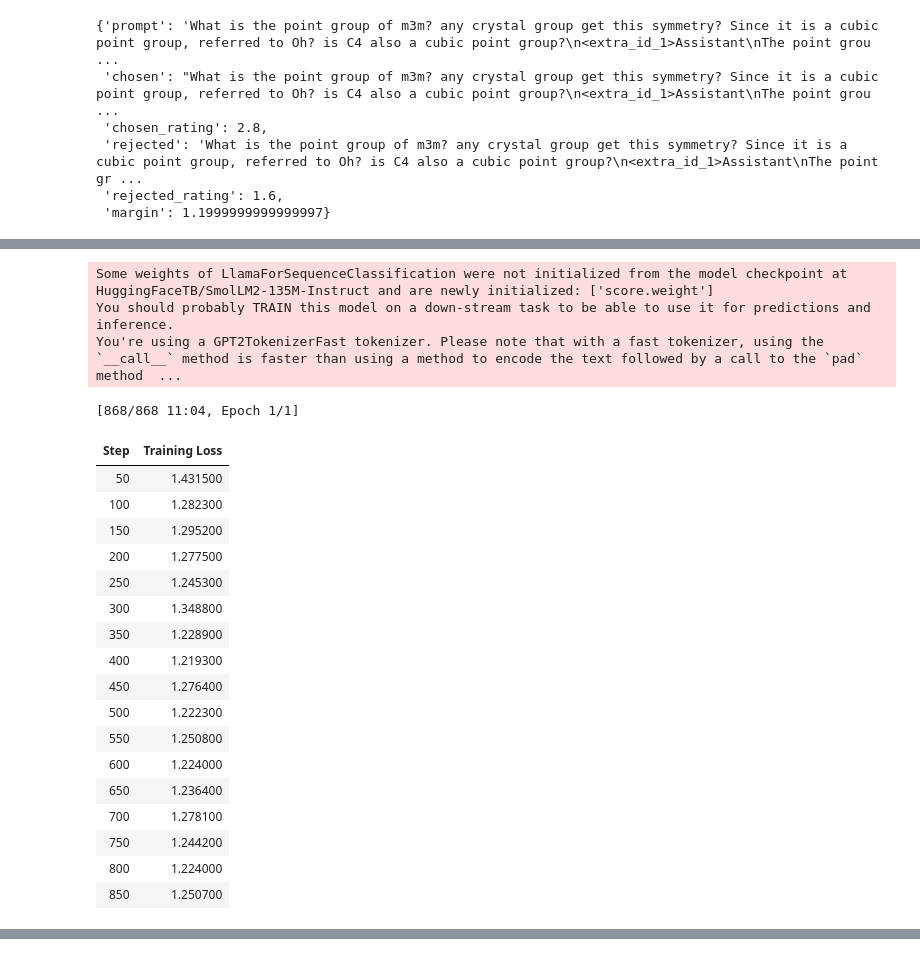
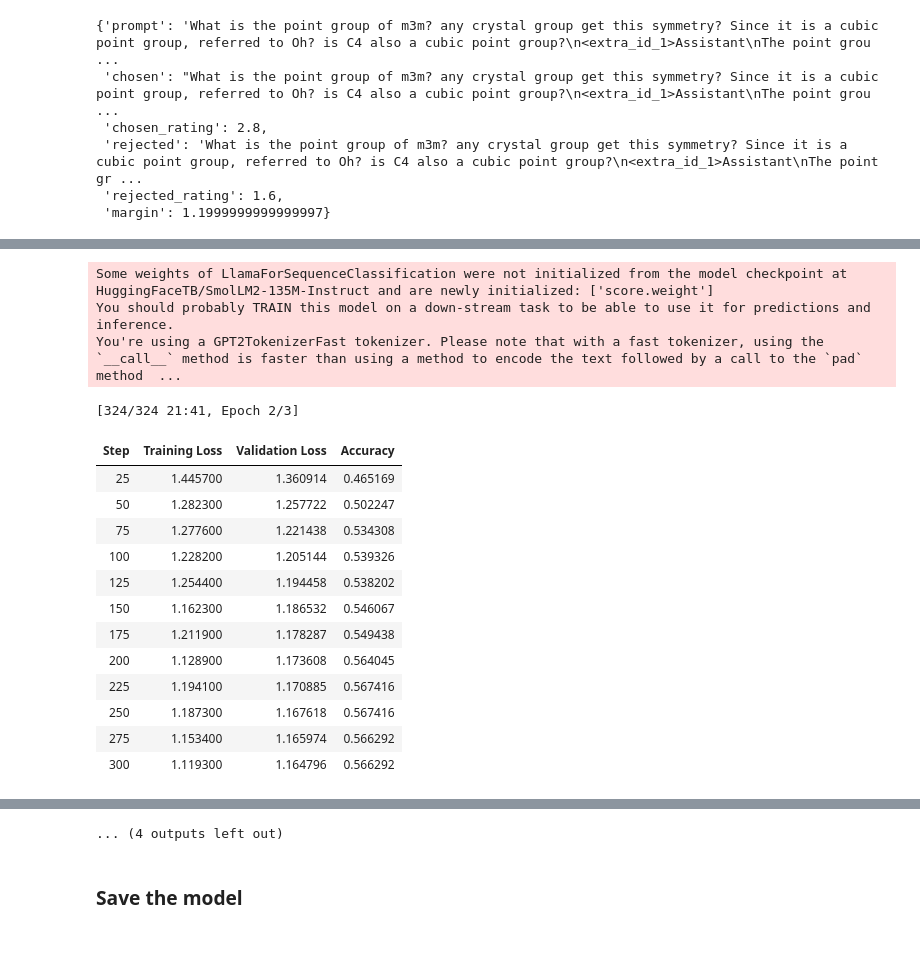
Before and after one commit to MilyaushaShamsutdinova/REINFORCE_implementation, a Jupyter notebook: src/reward_model_training.ipynb, the cells around one changed output, grey strips where cells are left out. Drawn from its saved outputs; the diff is of its cells as text; code cells hidden in the pictures.

Commit message:
nice train RM

```diff
--- a/src/reward_model_training.ipynb
+++ b/src/reward_model_training.ipynb
@@ -79,7 +97,7 @@ for example in dataset["train"]:
 def process_example(example):
     chosen_text = " ".join([msg["content"] for msg in example["chosen"]])
     rejected_text = " ".join([msg["content"] for msg in example["rejected"]])
-    margin = example["chosen_rating"] - example["rejected_rating"]
+    margin = (example["chosen_rating"] - example["rejected_rating"])
 
     return {"chosen": chosen_text, "rejected": rejected_text, "margin": margin}
 # %%
@@ -93,3 +111,17 @@ processed_dataset["train"][0]
  'rejected': 'What is the point group of m3m? any crystal group get this symmetry? Since it is a cubic point group, referred to Oh? is C4 also a cubic point group?\n<extra_id_1>Assistant\nThe point gr ...
  'rejected_rating': 1.6,
  'margin': 1.1999999999999997}
+# %%
+columns_to_keep = [
+    "chosen",
+    "rejected",
+    "margin"
+]
+
+processed_dataset["train"] = processed_dataset["train"].remove_columns(
+    [col for col in processed_dataset["train"].column_names if col not in columns_to_keep]
+)
+
+processed_dataset["test"] = processed_dataset["test"].remove_columns(
+    [col for col in processed_dataset["test"].column_names if col not in columns_to_keep]
+)
@@ -190,64 +164,64 @@ DatasetDict({
 # %%
 from peft import LoraConfig, TaskType
-from transformers import AutoModelForSequenceClassification, TrainingArguments
+from transformers import AutoModelForSequenceClassification
 from trl import RewardTrainer, RewardConfig
 
 
 model_name = "HuggingFaceTB/SmolLM2-135M-Instruct"
 model = AutoModelForSequenceClassification.from_pretrained(model_name, num_labels=1).to(device)
 peft_config = LoraConfig(
     task_type=TaskType.SEQ_CLS,
     inference_mode=False,
-    r=8,
+    r=16,
     lora_alpha=32,
-    lora_dropout=0.1,
+    lora_dropout=0.2,
 )
 
 training_args = RewardConfig(
     output_dir="./RM_output",
-    num_train_epochs=1,
+    num_train_epochs=3,
     per_device_train_batch_size=4,
     per_device_eval_batch_size=4,
-    gradient_accumulation_steps=2,
-    eval_accumulation_steps=2,
+    gradient_accumulation_steps=8,
+    eval_accumulation_steps=4,
     learning_rate=5e-5,
+    # weight_decay=0.01,
     max_length=512,
     fp16=True,
-    logging_steps=50,
-    eval_steps=1000,
+    logging_steps=25,
+    eval_strategy="steps",
+    eval_steps=25,
     center_rewards_coefficient=0.01,  # encouraging the model to produce mean-zero outputs
+    report_to=["tensorboard"],
+    logging_dir="./RM_output/logs",
+    # log_level="warning",
 )
 
 trainer = RewardTrainer(
     model=model,
     args=training_args,
     processing_class=tokenizer,
-    train_dataset=tokenized_dataset["train"],
-    eval_dataset=tokenized_dataset["test"],
+    train_dataset=processed_dataset["train"],
+    eval_dataset=processed_dataset["test"],
     peft_config=peft_config,
 )
 
 trainer.train()
 # %% [output]
 Some weights of LlamaForSequenceClassification were not initialized from the model checkpoint at HuggingFaceTB/SmolLM2-135M-Instruct and are newly initialized: ['score.weight']
 You should probably TRAIN this model on a down-stream task to be able to use it for predictions and inference.
 You're using a GPT2TokenizerFast tokenizer. Please note that with a fast tokenizer, using the `__call__` method is faster than using a method to encode the text followed by a call to the `pad` method  ...
-[868/868 11:04, Epoch 1/1]
+[324/324 21:41, Epoch 2/3]
-| Step | Training Loss |
-| 50 | 1.431500 |
-| 100 | 1.282300 |
-| 150 | 1.295200 |
-| 200 | 1.277500 |
-| 250 | 1.245300 |
-| 300 | 1.348800 |
-| 350 | 1.228900 |
-| 400 | 1.219300 |
-| 450 | 1.276400 |
-| 500 | 1.222300 |
-| 550 | 1.250800 |
-| 600 | 1.224000 |
-| 650 | 1.236400 |
-| 700 | 1.278100 |
-| 750 | 1.244200 |
-| 800 | 1.224000 |
-| 850 | 1.250700 |
+| Step | Training Loss | Validation Loss | Accuracy |
+| 25 | 1.445700 | 1.360914 | 0.465169 |
+| 50 | 1.282300 | 1.257722 | 0.502247 |
+| 75 | 1.277600 | 1.221438 | 0.534308 |
+| 100 | 1.228200 | 1.205144 | 0.539326 |
+| 125 | 1.254400 | 1.194458 | 0.538202 |
+| 150 | 1.162300 | 1.186532 | 0.546067 |
+| 175 | 1.211900 | 1.178287 | 0.549438 |
+| 200 | 1.128900 | 1.173608 | 0.564045 |
+| 225 | 1.194100 | 1.170885 | 0.567416 |
+| 250 | 1.187300 | 1.167618 | 0.567416 |
+| 275 | 1.153400 | 1.165974 | 0.566292 |
+| 300 | 1.119300 | 1.164796 | 0.566292 |
@@ -254,0 +381,3 @@ TrainOutput(global_step=868, training_loss=1.2665826801880165, metrics={'train_r
+... (4 outputs left out)
+# %% [markdown]
+### Save the model
```
Also changed, not shown: parts of 15 cells of this notebook.
